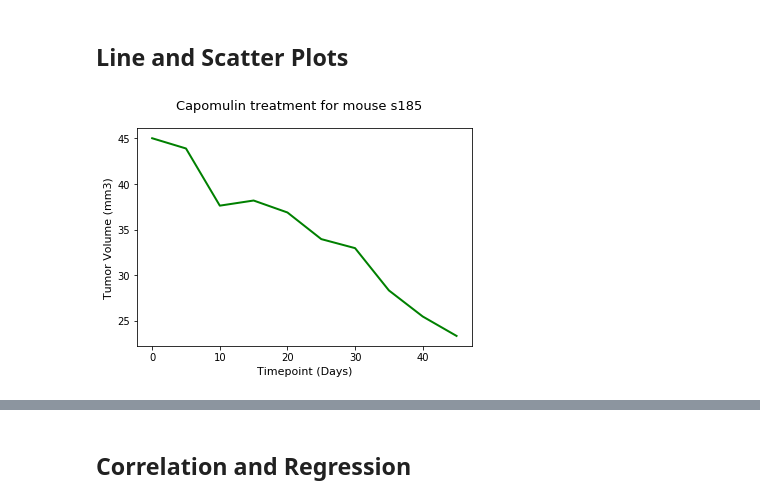
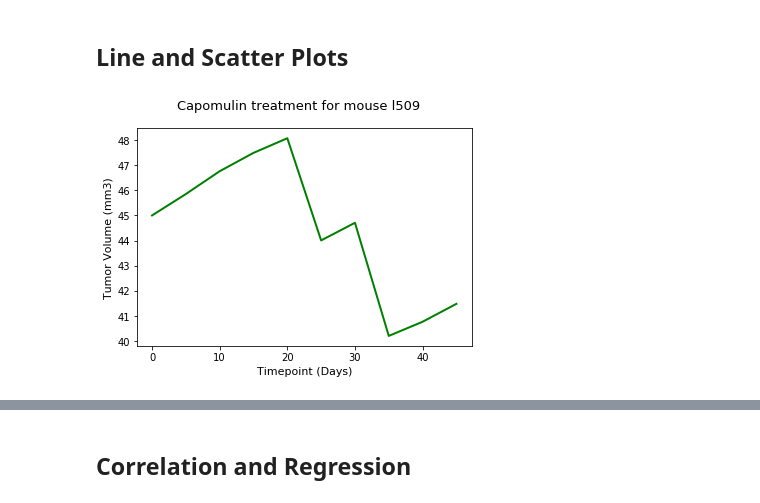
Before and after one commit to spunase/matplotlib-challenge, a Jupyter notebook: Pymaceuticals/pymaceuticals_starter.ipynb, the cells around one changed output, grey strips where cells are left out. Saved outputs shown, nothing was run; the diff lists cells and outputs as text; code cells hidden in the pictures.

```diff
--- a/Pymaceuticals/pymaceuticals_starter.ipynb
+++ b/Pymaceuticals/pymaceuticals_starter.ipynb
@@ -240,18 +242,17 @@ plt.show()
 # %%
 # Generate a line plot of time point versus tumor volume for a mouse s185 treated with Capomulin
 
 # Slice the clean data so that it just has rows for Capomulin treatment for a mouse with ID s185
-line_plot_df = clean_mice_df.loc[(clean_mice_df["Drug Regimen"]=="Capomulin") & (clean_mice_df["Mouse ID"]=="s185"),["Mouse ID","Timepoint", "Tumor Volume (mm3)"]]
-
-mouse_treatment, = plt.plot(line_plot_df["Timepoint"], line_plot_df["Tumor Volume (mm3)"], color="green", linewidth=2)
+line_plot_df = clean_mice_df.loc[(clean_mice_df["Drug Regimen"]=="Capomulin") & (clean_mice_df["Mouse ID"]=="l509"),["Mouse ID","Timepoint", "Tumor Volume (mm3)"]]
+mouse_treatment = plt.plot(line_plot_df["Timepoint"], line_plot_df["Tumor Volume (mm3)"], color="green", linewidth=2)
 
 # get reference to the current figure
 fig = plt.gcf()
-fig.suptitle('Capomulin treatment for mouse s185', fontsize=13)
+fig.suptitle('Capomulin treatment for mouse l509', fontsize=13)
 
 # set labels for x and y axis
 plt.xlabel('Timepoint (Days)', fontsize=11)
 plt.ylabel('Tumor Volume (mm3)', fontsize=11)
 plt.show()
 # %% [output]
-[figure, old version]
+[figure, new version]
```
Also changed, not shown: parts of 3 cells of this notebook.
